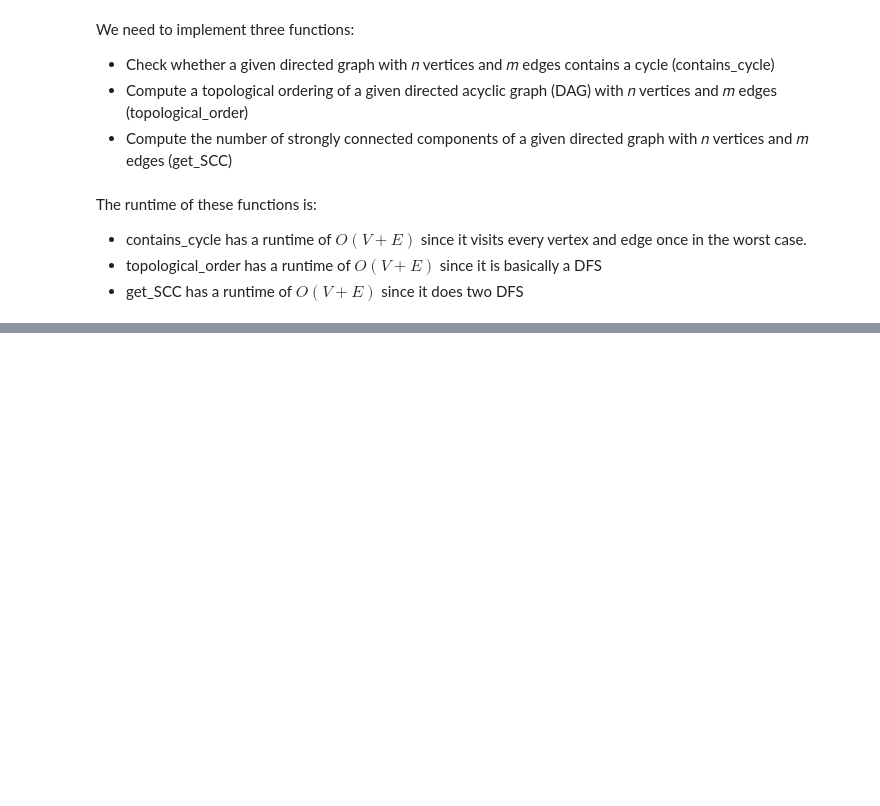
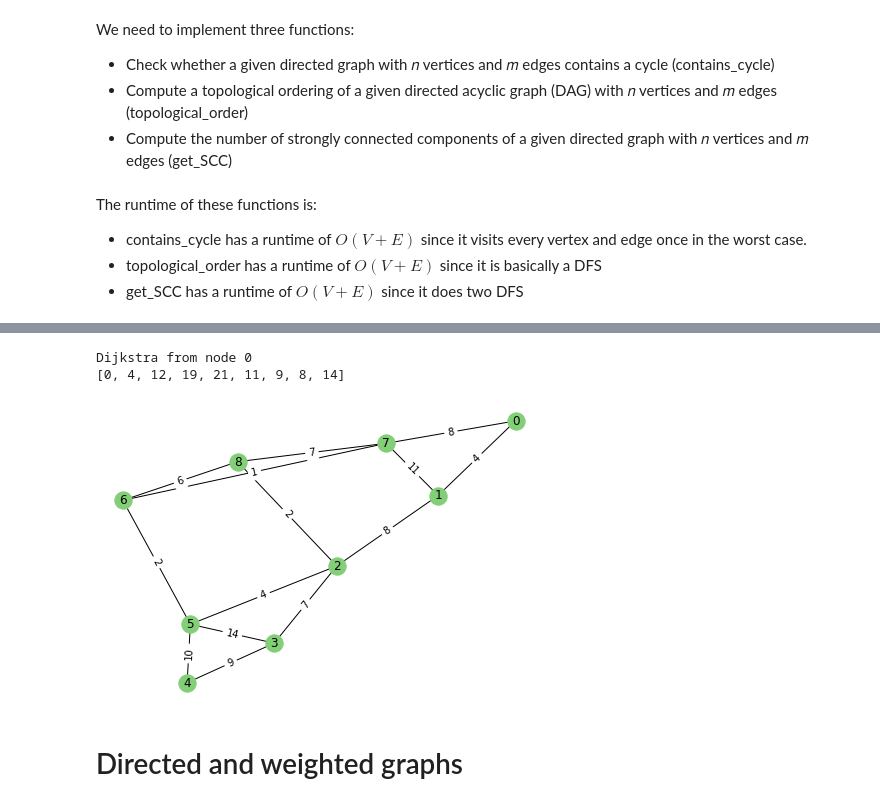
Before and after one commit to amujica/Graphs-Algorithms, a Jupyter notebook: Graphs.ipynb, the cells around one changed output, grey strips where cells are left out. Drawn from its saved outputs; the diff is of its cells as text; code cells hidden in the pictures; blank space fills up the shorter version.

```diff
--- a/Graphs.ipynb
+++ b/Graphs.ipynb
@@ -774,0 +859,28 @@ The shortest path from 0 to 5 has a length of 2
+# %%
+g = Undirected_Weighted_Graph(9)
+
+g.addEdge(0, 1, 4)
+g.addEdge(0, 7, 8)
+g.addEdge(1, 2, 8)
+g.addEdge(1, 7, 11)
+g.addEdge(2, 3, 7)
+g.addEdge(2, 8, 2)
+g.addEdge(2, 5, 4)
+g.addEdge(3, 4, 9)
+g.addEdge(3, 5, 14)
+g.addEdge(4, 5, 10)
+g.addEdge(5, 6, 2)
+g.addEdge(6, 7, 1)
+g.addEdge(6, 8, 6)
+g.addEdge(7, 8, 7)
+
+g.draw_graph()
+
+print("Dijkstra from node 0")
+print(g.dijkstra(0))
+# %% [output]
+Dijkstra from node 0
+[0, 4, 12, 19, 21, 11, 9, 8, 14]
+[figure, added]
+# %% [markdown]
+# Directed and weighted graphs
```
Also changed, not shown: parts of 16 cells of this notebook, 1 other file.
